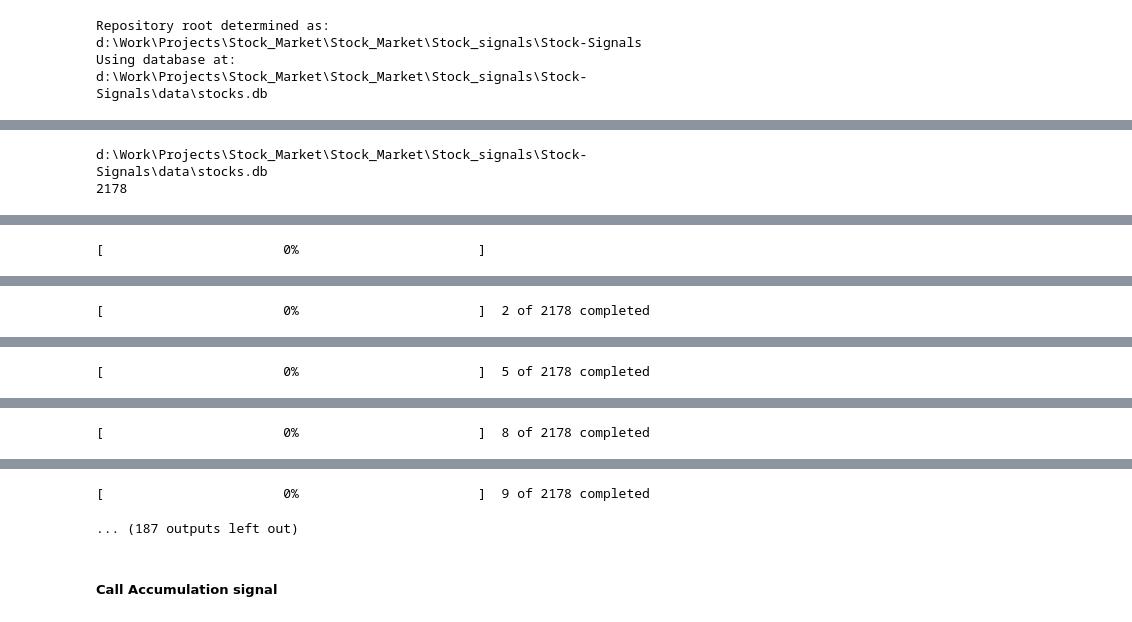
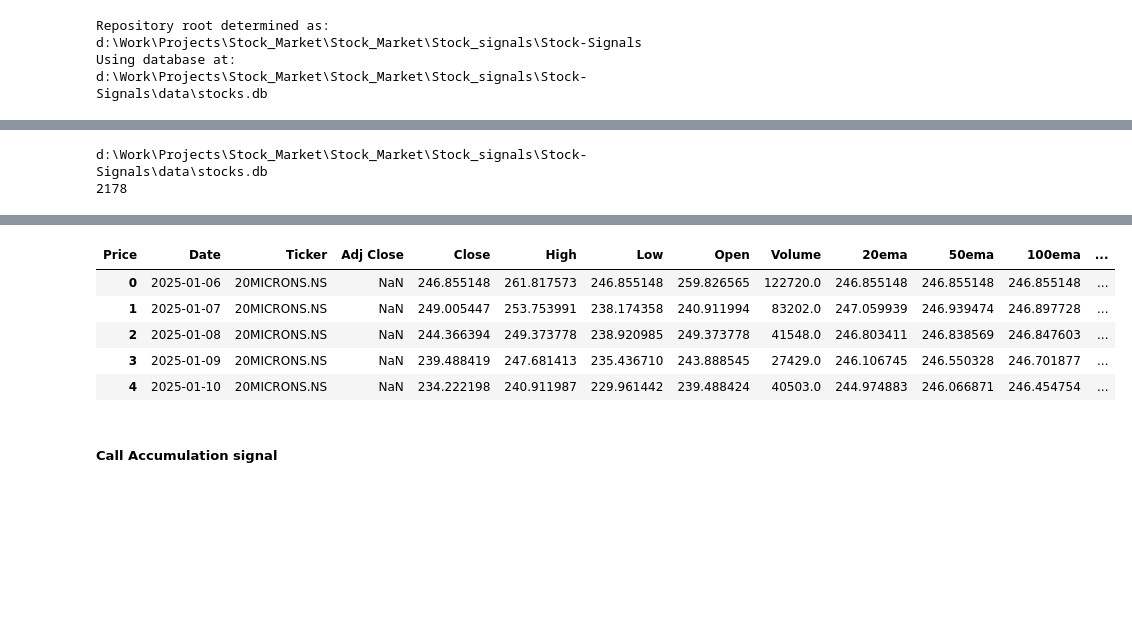
Before and after one commit to Deepak-Chaturvedi/Stock-Signals, a Jupyter notebook: notebooks/Stock_signals_execution_daily.ipynb, the cells around one changed output, grey strips where cells are left out. Saved outputs shown, nothing was run; the diff lists cells and outputs as text; code cells hidden in the pictures; blank space fills up the shorter version.

```diff
--- a/notebooks/Stock_signals_execution_daily.ipynb
+++ b/notebooks/Stock_signals_execution_daily.ipynb
@@ -101,6 +74,10 @@ print("Using database at:", db_path)
 Repository root determined as: d:\Work\Projects\Stock_Market\Stock_Market\Stock_signals\Stock-Signals
 Using database at: d:\Work\Projects\Stock_Market\Stock_Market\Stock_signals\Stock-Signals\data\stocks.db
 # %%
+
+import importlib
+import get_stocks_data as gs
+importlib.reload(gs)
 
 stocklist = gs.get_company_symbols(db_path, 'COMPANY_DETAILS')
 stocklist.head()
@@ -122 +115,0 @@ d:\Work\Projects\Stock_Market\Stock_Market\Stock_signals\Stock-Signals\data\stoc
-[                       0%                       ]
@@ -124 +115,0 @@ d:\Work\Projects\Stock_Market\Stock_Market\Stock_signals\Stock-Signals\data\stoc
-[                       0%                       ]  2 of 2178 completed
@@ -127 +115,0 @@ d:\Work\Projects\Stock_Market\Stock_Market\Stock_signals\Stock-Signals\data\stoc
-[                       0%                       ]  5 of 2178 completed
@@ -131 +115,0 @@ d:\Work\Projects\Stock_Market\Stock_Market\Stock_signals\Stock-Signals\data\stoc
-[                       0%                       ]  8 of 2178 completed
@@ -133,5 +116,9 @@ d:\Work\Projects\Stock_Market\Stock_Market\Stock_signals\Stock-Signals\data\stoc
-[                       0%                       ]  9 of 2178 completed
-... (187 outputs left out)
+| Price | Date | Ticker | Adj Close | Close | High | Low | Open | Volume | 20ema | 50ema | 100ema | ... |
+| 0 | 2025-01-06 | 20MICRONS.NS | NaN | 246.855148 | 261.817573 | 246.855148 | 259.826565 | 122720.0 | 246.855148 | 246.855148 | 246.855148 | ... |
+| 1 | 2025-01-07 | 20MICRONS.NS | NaN | 249.005447 | 253.753991 | 238.174358 | 240.911994 | 83202.0 | 247.059939 | 246.939474 | 246.897728 | ... |
+| 2 | 2025-01-08 | 20MICRONS.NS | NaN | 244.366394 | 249.373778 | 238.920985 | 249.373778 | 41548.0 | 246.803411 | 246.838569 | 246.847603 | ... |
+| 3 | 2025-01-09 | 20MICRONS.NS | NaN | 239.488419 | 247.681413 | 235.436710 | 243.888545 | 27429.0 | 246.106745 | 246.550328 | 246.701877 | ... |
+| 4 | 2025-01-10 | 20MICRONS.NS | NaN | 234.222198 | 240.911987 | 229.961442 | 239.488424 | 40503.0 | 244.974883 | 246.066871 | 246.454754 | ... |
 # %% [markdown]
 ##### Call Accumulation signal
 # %%
```
Also changed, not shown: parts of 6 cells of this notebook, 2 other files.
